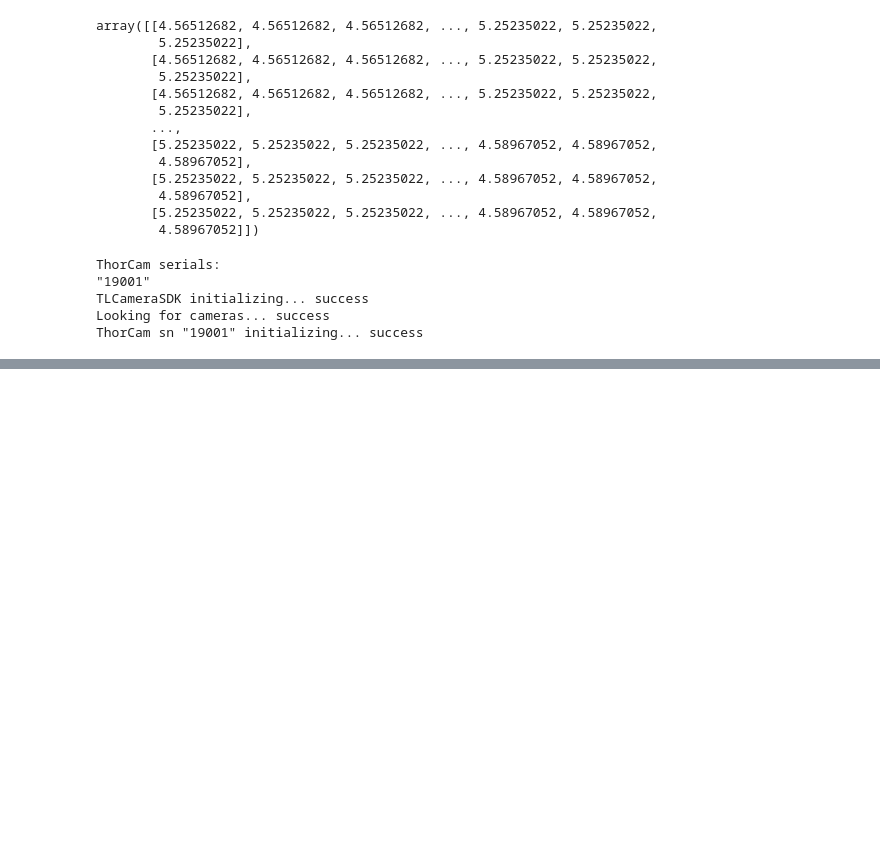
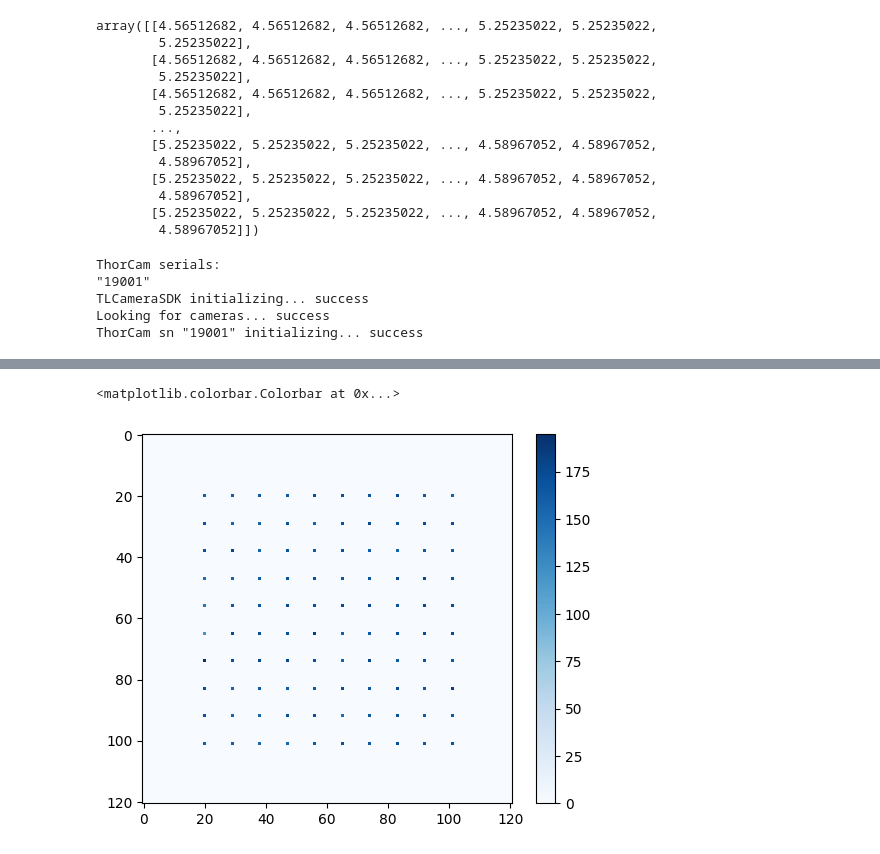
Before and after one commit to nsong03/Ultracold-Research, a Jupyter notebook: GWS_Summer2024/tweezercalibration_intensityfeedback.ipynb, the cells around one changed output, grey strips where cells are left out. Drawn from its saved outputs; the diff is of its cells as text; code cells hidden in the pictures; blank space fills up the shorter version.

```diff
--- a/GWS_Summer2024/tweezercalibration_intensityfeedback.ipynb
+++ b/GWS_Summer2024/tweezercalibration_intensityfeedback.ipynb
@@ -128,0 +137,6 @@ plot_tweezerregions(refinedcamimage_tweezer, empty_tweezerregions, refined_tweez
+# %%
+plt.imshow(zoomin(mappedblobs))
+plt.colorbar()
+# %% [output]
+<matplotlib.colorbar.Colorbar at 0x...>
+[figure, added]
```
Also changed, not shown: parts of 13 cells of this notebook, 25 other files.
